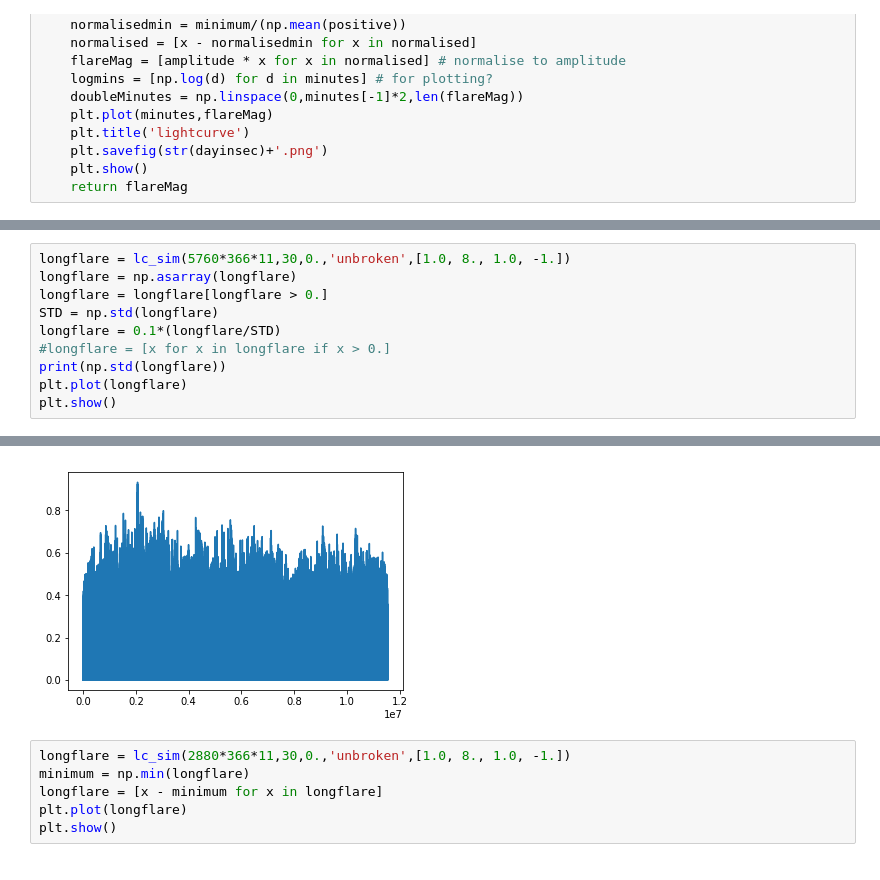
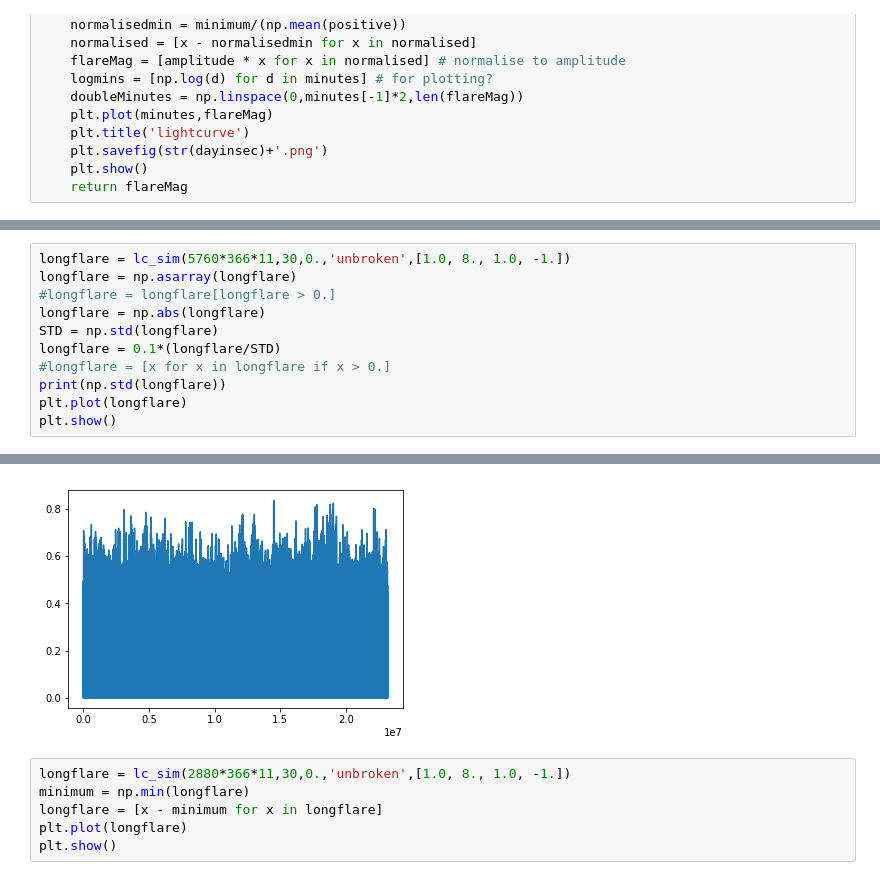
Before and after one commit to mj1e16lsst/iridisPeriodicNew, a Jupyter notebook: GraphMaker-Current-Poshak'sComments-Copy1.ipynb, the cells around one changed output, grey strips where cells are left out. Saved outputs shown, nothing was run; the diff lists cells and outputs as text.

```diff
--- a/GraphMaker-Current-Poshak'sComments-Copy1.ipynb
+++ b/GraphMaker-Current-Poshak'sComments-Copy1.ipynb
@@ -256,7 +256,8 @@ plt.show()
 # %%
 longflare = lc_sim(5760*366*11,30,0.,'unbroken',[1.0, 8., 1.0, -1.])
 longflare = np.asarray(longflare)
-longflare = longflare[longflare > 0.]
+#longflare = longflare[longflare > 0.]
+longflare = np.abs(longflare)
 STD = np.std(longflare)
 longflare = 0.1*(longflare/STD)
 #longflare = [x for x in longflare if x > 0.]
@@ -268,4 +269,4 @@ plt.show()
-[figure, old version]
+[figure, new version]
 # %%
 longflare = lc_sim(2880*366*11,30,0.,'unbroken',[1.0, 8., 1.0, -1.])
 minimum = np.min(longflare)
```
Also changed, not shown: parts of 5 cells of this notebook, 22 other files.
